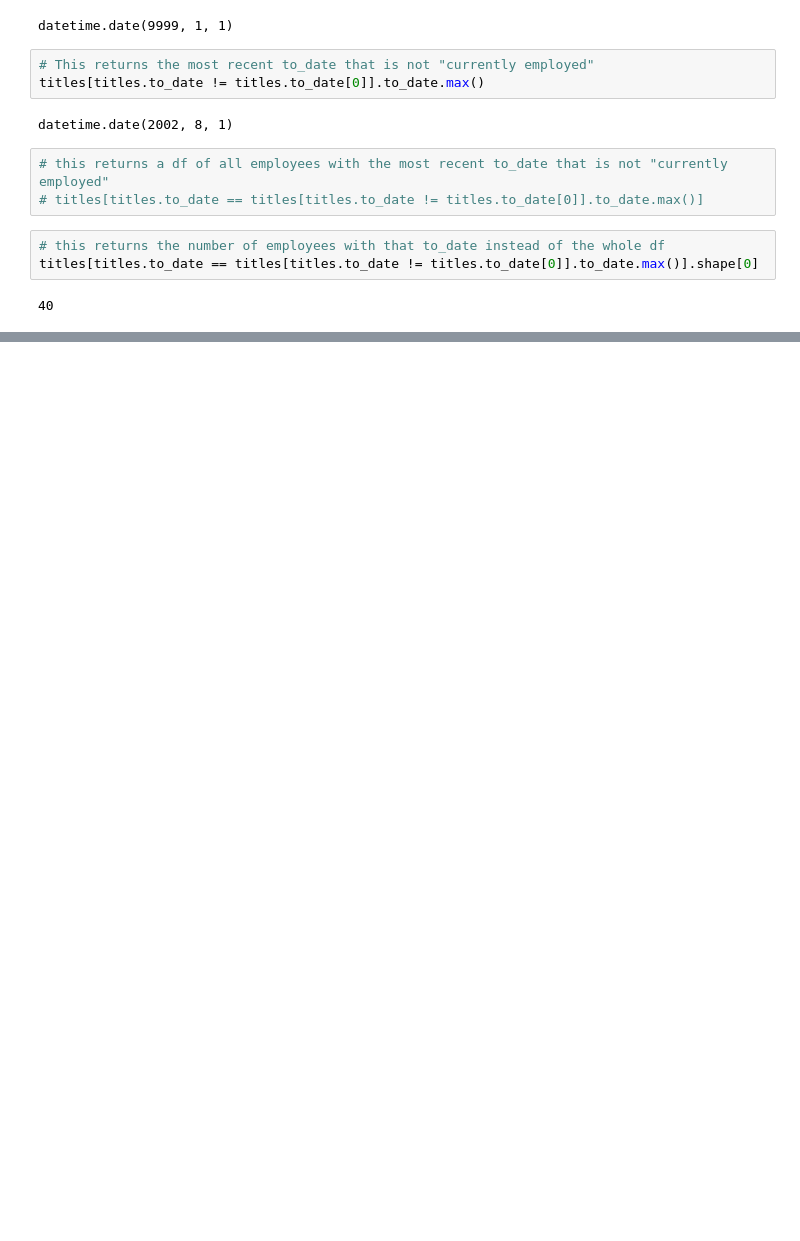
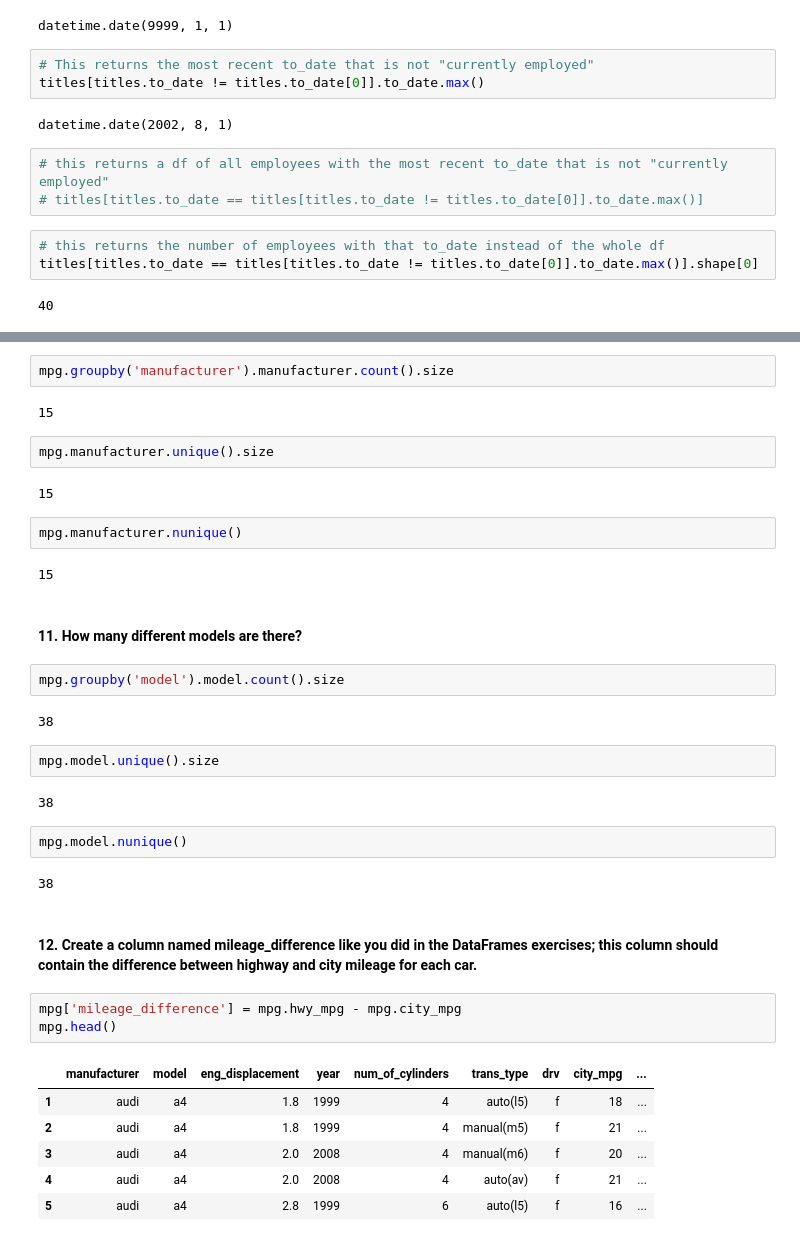
Before and after one commit to adam-talbot/numpy-pandas-visualization-exercises, a Jupyter notebook: advanced_dataframes.ipynb, the cells around one changed output, grey strips where cells are left out. Saved outputs shown, nothing was run; the diff lists cells and outputs as text; blank space fills up the shorter version.

Commit message:
finished part 2 of adv df exercises

```diff
--- a/advanced_dataframes.ipynb
+++ b/advanced_dataframes.ipynb
@@ -257,0 +456,38 @@ titles[titles.to_date == titles[titles.to_date != titles.to_date[0]].to_date.max
+# %%
+mpg.groupby('manufacturer').manufacturer.count().size
+# %% [output]
+15
+# %%
+mpg.manufacturer.unique().size
+# %% [output]
+15
+# %%
+mpg.manufacturer.nunique()
+# %% [output]
+15
+# %% [markdown]
+#### 11. How many different models are there?
+# %%
+mpg.groupby('model').model.count().size
+# %% [output]
+38
+# %%
+mpg.model.unique().size
+# %% [output]
+38
+# %%
+mpg.model.nunique()
+# %% [output]
+38
+# %% [markdown]
+#### 12. Create a column named mileage_difference like you did in the DataFrames exercises; this column should contain the difference between highway and city mileage for each car.
+# %%
+mpg['mileage_difference'] = mpg.hwy_mpg - mpg.city_mpg
+mpg.head()
+# %% [output]
+|  | manufacturer | model | eng_displacement | year | num_of_cylinders | trans_type | drv | city_mpg | ... |
+| 1 | audi | a4 | 1.8 | 1999 | 4 | auto(l5) | f | 18 | ... |
+| 2 | audi | a4 | 1.8 | 1999 | 4 | manual(m5) | f | 21 | ... |
+| 3 | audi | a4 | 2.0 | 2008 | 4 | manual(m6) | f | 20 | ... |
+| 4 | audi | a4 | 2.0 | 2008 | 4 | auto(av) | f | 21 | ... |
+| 5 | audi | a4 | 2.8 | 1999 | 6 | auto(l5) | f | 16 | ... |
```
Also changed, not shown: parts of 38 cells of this notebook.
